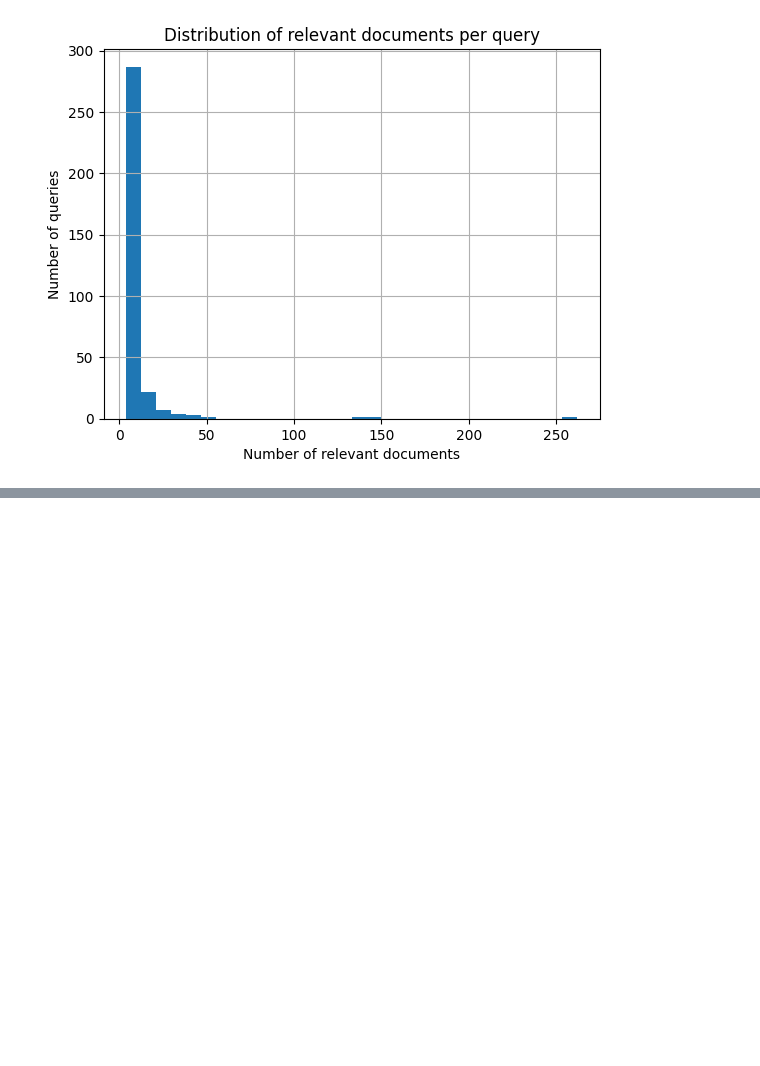
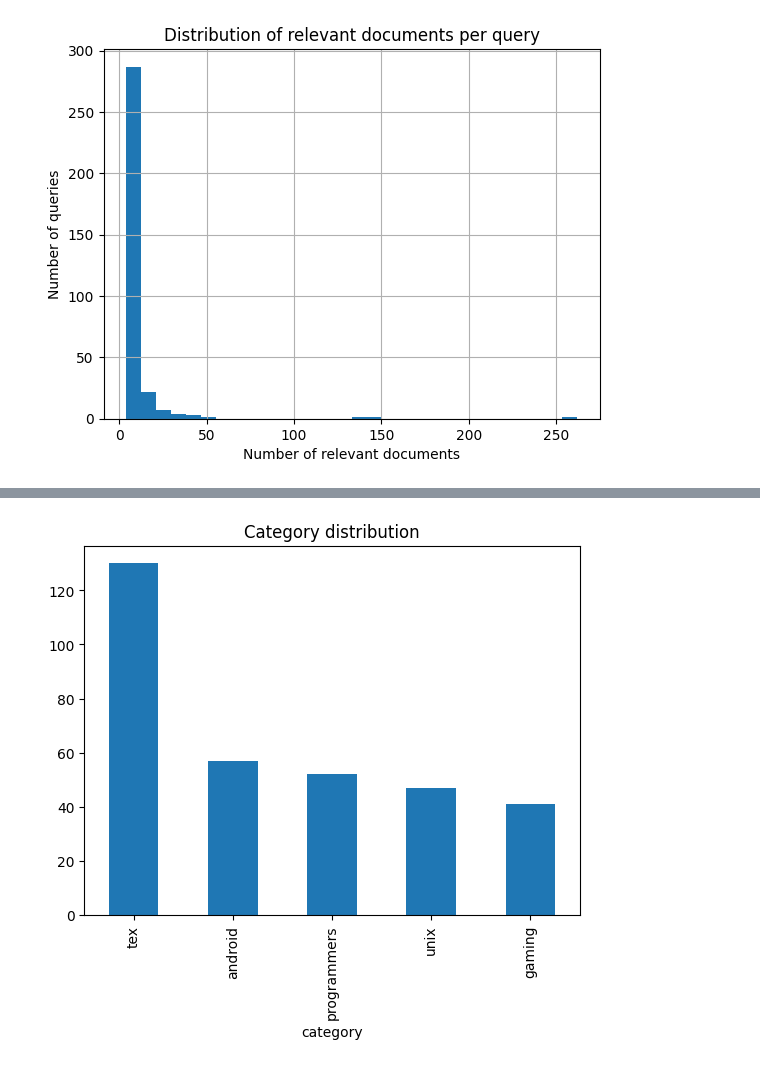
Before and after one commit to AbdelkarimElm/information-retrieval-engine, a Jupyter notebook: information_retrieval_engine.ipynb, the cells around one changed output, grey strips where cells are left out. Cells and saved outputs as stored; diff of their text form; code cells hidden in the pictures; blank space fills up the shorter version.

Commit message:
Category distribution in ground truth

```diff
--- a/information_retrieval_engine.ipynb
+++ b/information_retrieval_engine.ipynb
@@ -1164,3 +1164,7 @@ plt.ylabel("Number of queries")
 plt.show()
 # %% [output]
 [figure]
+# %%
+categories_gts = gts_df.loc['category']
+print("Category Number :", categories_gts.nunique())
+print("Category List :", categories_gts.unique())
@@ -1166,0 +1186,6 @@ plt.show()
+# %%
+categories_gts.value_counts().plot(kind="bar")
+plt.title("Category distribution")
+plt.show()
+# %% [output]
+[figure, added]
```
Also changed, not shown: parts of 2 cells of this notebook.
